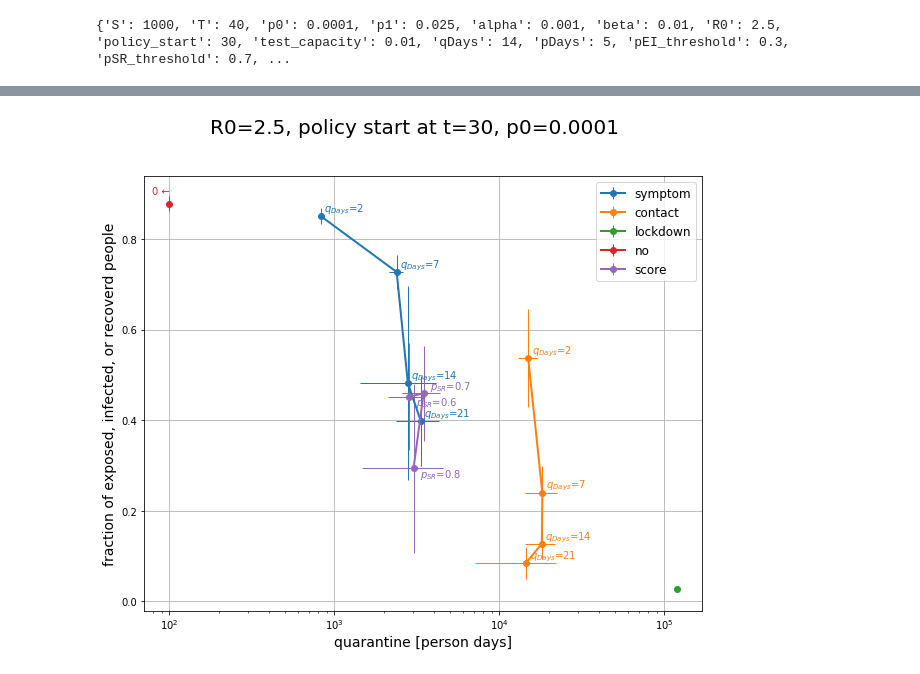
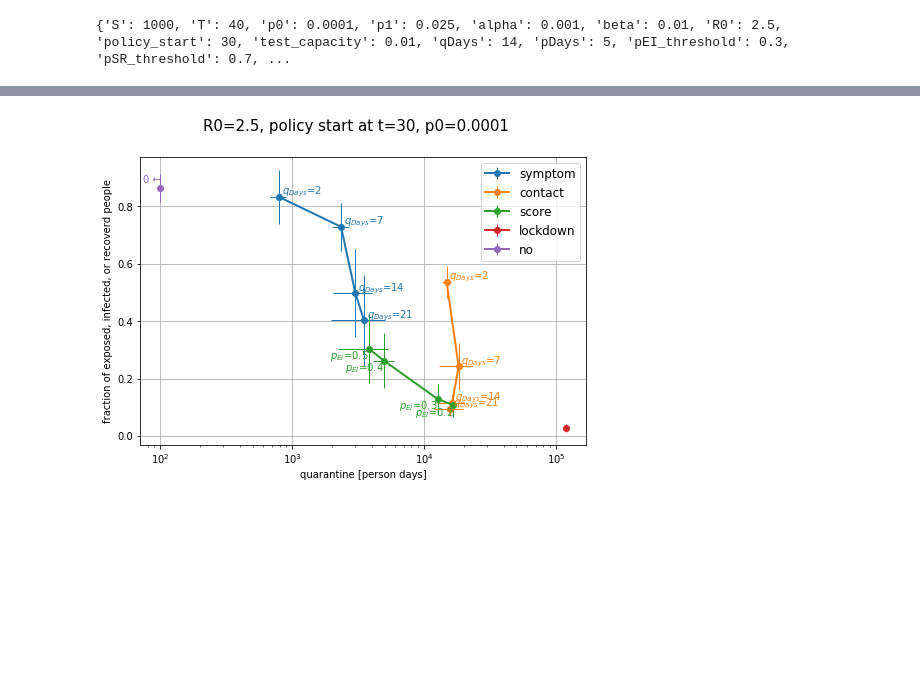
Before and after one commit to zalandoresearch/CRISP, a Jupyter notebook: code/experiments/exp_5.2/analyse_results.ipynb, the cells around one changed output, grey strips where cells are left out. Saved outputs shown, nothing was run; the diff lists cells and outputs as text; code cells hidden in the pictures; blank space fills up the shorter version.

```diff
--- a/code/experiments/exp_5.2/analyse_results.ipynb
+++ b/code/experiments/exp_5.2/analyse_results.ipynb
@@ -141,8 +140,8 @@ display(df_52)
 # %%
-mu='median'
-si='mad'
+mu='mean'
+si='std'
 
-fig = figure(figsize=(10,8))
+fig = figure(figsize=(8,5.3))
 policies = df_52.index.unique('policy').values
 
 for policy in policies:
@@ -150,45 +149,45 @@ for policy in policies:
     idx = df_52.index.get_level_values('policy').values==policy
 
     qDays = df_52.loc[idx].index.get_level_values('qDays').values
-    pSR_threshold = df_52.loc[idx].index.get_level_values('pSR_threshold').values
+    pEI_threshold = df_52.loc[idx].index.get_level_values('pEI_threshold').values
 
     x,y = df_52[idx][mu][['Q','PS']].values.T
     xd,yd = df_52[idx][si][['Q','PS']].values.T
+
 
     if policy=='no':
         x+=100
     y = 1-y
 
-    eb=errorbar(x,y, xerr=xd, yerr=yd, fmt='-o', linewidth=2, elinewidth=1)
+    eb=errorbar(x,y,xerr=xd, yerr=yd,
+                fmt='-o', linewidth=2, elinewidth=1)
 
     if policy in ['contact','symptom']:
         for x,y,z in zip(x,y,qDays):
-            annotate("$q_{{Days}}$={}".format(z), (x*1.05,y+0.01),color=eb[0].get_color())
-            pass
+            text(x*1.05,y+0.01, "$q_{{Days}}$={}".format(z),color=eb[0].get_color())
 
     if policy in ['score']:
-        for x,y,z in zip(x,y,pSR_threshold):
-            y_offset = +0.01 if z==0.7 else -0.02
-            annotate("$p_{{SR}}$={}".format(z), (x*1.1,y+y_offset),color=eb[0].get_color())
-            pass
+        for x,y,z in zip(x,y,pEI_threshold):
+            text(x,y,"$p_{{EI}}$={}".format(z),
+                     ha='right',  va='top', color=eb[0].get_color())
 
 
     if policy in ['no']:
-        annotate("0 ←", (x[0],y[0]+0.02), ha='right', color=eb[0].get_color())
+        text(x[0],y[0]+0.02, "0 ←", ha='right', color=eb[0].get_color())
 
 
 gca().set_xscale('log')
 grid(True)
 
 legend(policies)
 
-xlabel('quarantine [person days]',fontsize=14)
-ylabel('fraction of exposed, infected, or recoverd people',fontsize=14)
+xlabel('quarantine [person days]',fontsize=10)
+ylabel('fraction of exposed, infected, or recoverd people',fontsize=10)
 legend(policies,fontsize=12)
 grid(True)
 suptitle("R0={}, policy start at t={}, p0={}".format(filter['R0'], filter['policy_start'],filter['p0']),
-         fontsize=20)
+         fontsize=15)
 
 fig.savefig('experiment52.png')
 # %% [output]
-[figure, old version]
+[figure, new version]
```
Also changed, not shown: parts of 4 cells of this notebook, 3 other files.
